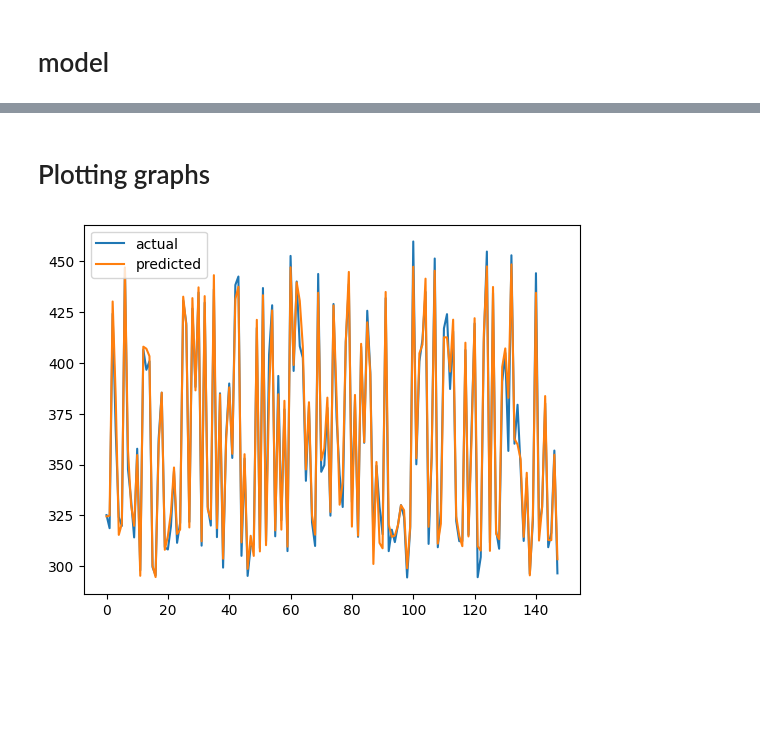
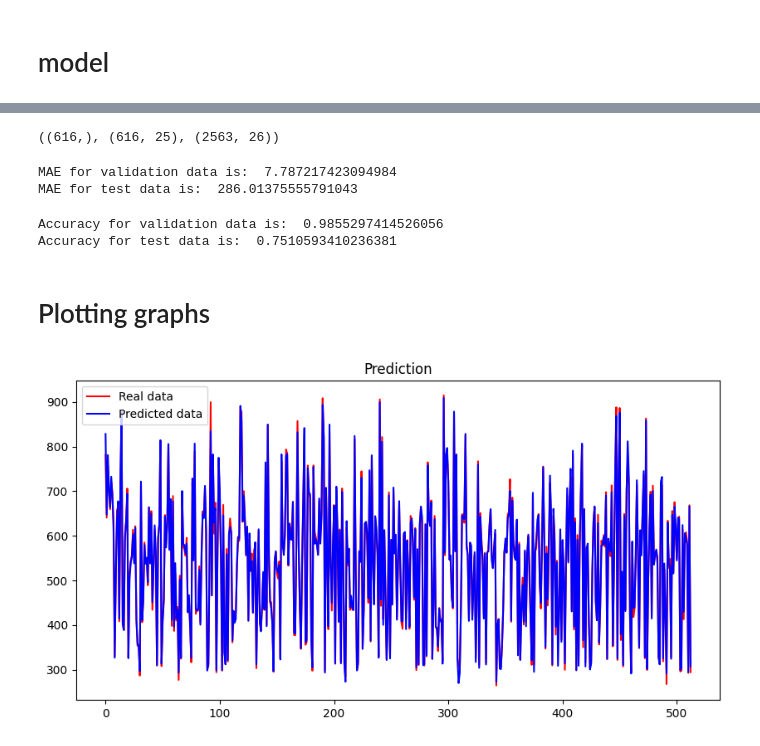
Before and after one commit to vedant2423/data-analysis-with-technical-indicators, a Jupyter notebook: nifty_sensex_close_data/random forest/training_rf_test_m&m.ipynb, the cells around one changed output, grey strips where cells are left out. Drawn from its saved outputs; the diff is of its cells as text; code cells hidden in the pictures; blank space fills up the shorter version.

```diff
--- a/nifty_sensex_close_data/random forest/training_rf_test_m&m.ipynb
+++ b/nifty_sensex_close_data/random forest/training_rf_test_m&m.ipynb
@@ -12,3 +12,7 @@ np.set_printoptions(threshold=sys.maxsize)
 # Preprocessing data
 # %%
 df=pd.read_csv('/Users/vedantgupta/Documents/summer project/data-analysis-with-technical-indicators-1/nifty_sensex_close_data/data/M&M.NS_2011_to_2023.csv')
+
+l=int(len(df))
+n=int(0.8*l)
+n
@@ -71,2 +52,12 @@ df_close[n+w]
+# %%
+#splitting the dataset into training and valdation
+
+def split_dataset(ran_tv_close):
+
+    X_close=ran_tv_close[:,:-1]
+    y_close=ran_tv_close[:,-1]
+    X_train_close, X_val_close, y_train_close, y_val_close = train_test_split(X_close, y_close, test_size=0.2, random_state=0)
+
+    return X_train_close, X_val_close, y_train_close, y_val_close
 # %% [markdown]
 # model
@@ -124,5 +64,14 @@ accuracy: 99.98570604527237
 # %%
-#grid search for hyperparameter tuning
+def random_forest(X_train_close, X_val_close, y_train_close):
 
-param_grid = {'n_estimators': [100, 200, 300, 1000],
+    param_grid = {'n_estimators': [100, 200, 300, 1000],
               'max_depth': [10, 20, 30, 40, 50, 60, 70, 80, 90, 100]}
+
+    random_forest = RandomForestRegressor()
+
+    #for close price
+    rf_grid_c = GridSearchCV(estimator=random_forest, param_grid=param_grid, cv=5, verbose=0, n_jobs=-1)
+    rf_grid_c.fit(X_train_close, y_train_close)
+    y_predv_close = rf_grid_c.predict(X_val_close)
+
+    return y_predv_close,rf_grid_c
@@ -247,10 +99,41 @@ accuracy: 99.85175438270161
+# %%
+tv_data,test_data,act_data=make_dataset(df,25)
+act_data.shape,test_data.shape,tv_data.shape
+# %% [output]
+((616,), (616, 25), (2563, 26))
+# %%
+tv_data,test_data,act_data=make_dataset(df,25)
+X_train_close, X_val_close, y_train_close, y_val_close=split_dataset(tv_data)
+y_predv_close,rf_grid_c=random_forest(X_train_close, X_val_close, y_train_close)
+y_pred_close=predictions(test_data,rf_grid_c)
+mae_val=mae_accuracy(y_predv_close,y_val_close)
+mae_test=mae_accuracy_test(y_pred_close,df,act_data)
+
+print("MAE for validation data is: ",mae_val)
+print("MAE for test data is: ",mae_test)
+# %% [output]
+MAE for validation data is:  7.787217423094984
+MAE for test data is:  286.01375555791043
+# %%
+#accuracy for validation data
+acc_val=1-(mae_val/np.mean(y_val_close))
+print("Accuracy for validation data is: ",acc_val)
+
+#accuracy for test data
+acc_test=1-(mae_test/np.mean(act_data))
+print("Accuracy for test data is: ",acc_test)
+# %% [output]
+Accuracy for validation data is:  0.9855297414526056
+Accuracy for test data is:  0.7510593410236381
 # %% [markdown]
 # Plotting graphs
 # %%
 # actual data vs predicted data for validation data
-plt.plot(y_val,label='actual')
-plt.plot(y_predn,label='predicted')
+plt.figure(figsize=(10,5))
+plt.plot(y_val_close, color = 'red', label = 'Real data')
+plt.plot(y_predv_close, color = 'blue', label = 'Predicted data')
+plt.title('Prediction')
 plt.legend()
 plt.show()
 # %% [output]
-[figure, old version]
+[figure, new version]
```
Also changed, not shown: parts of 22 cells of this notebook, 1 other file.
